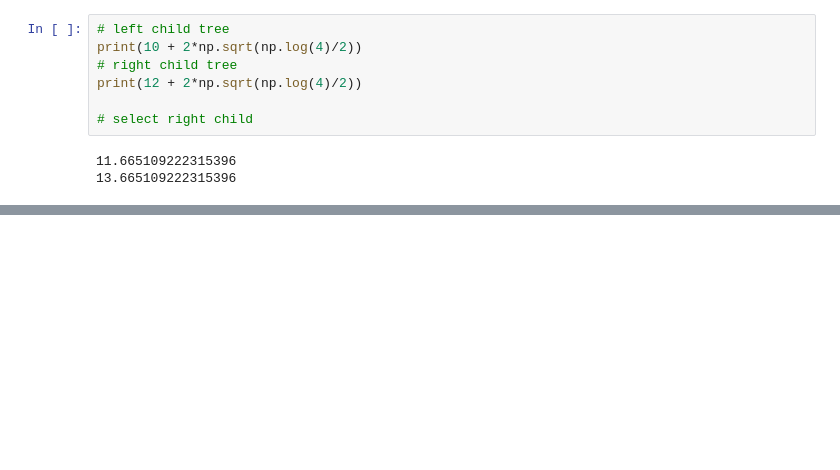
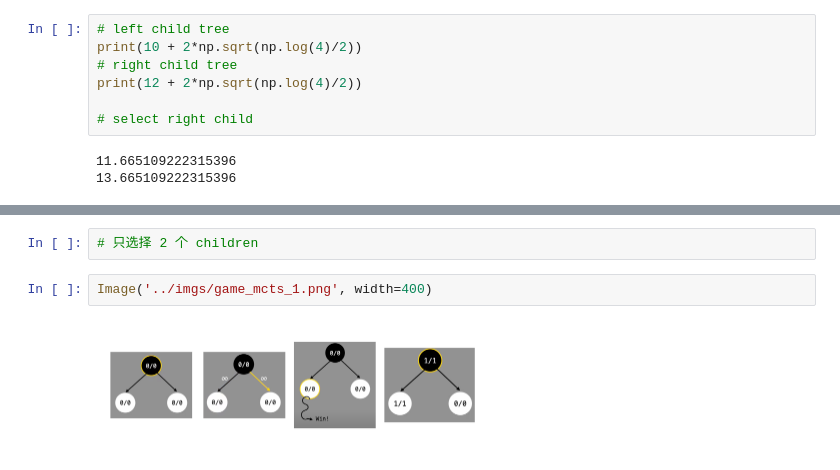
Before and after one commit to chunhuizhang/personal_chatgpt, a Jupyter notebook: tutorials/drl/mcts/mcts_01_intro_bascis.ipynb, the cells around one changed output, grey strips where cells are left out. Saved outputs shown, nothing was run; the diff lists cells and outputs as text; blank space fills up the shorter version.

```diff
--- a/tutorials/drl/mcts/mcts_01_intro_bascis.ipynb
+++ b/tutorials/drl/mcts/mcts_01_intro_bascis.ipynb
@@ -112,0 +150,6 @@ print(12 + 2*np.sqrt(np.log(4)/2))
+# %%
+# 只选择 2 个 children
+# %%
+Image('../imgs/game_mcts_1.png', width=400)
+# %% [output]
+[figure, added]
```
Also changed, not shown: parts of 27 cells of this notebook, 4 other files.
